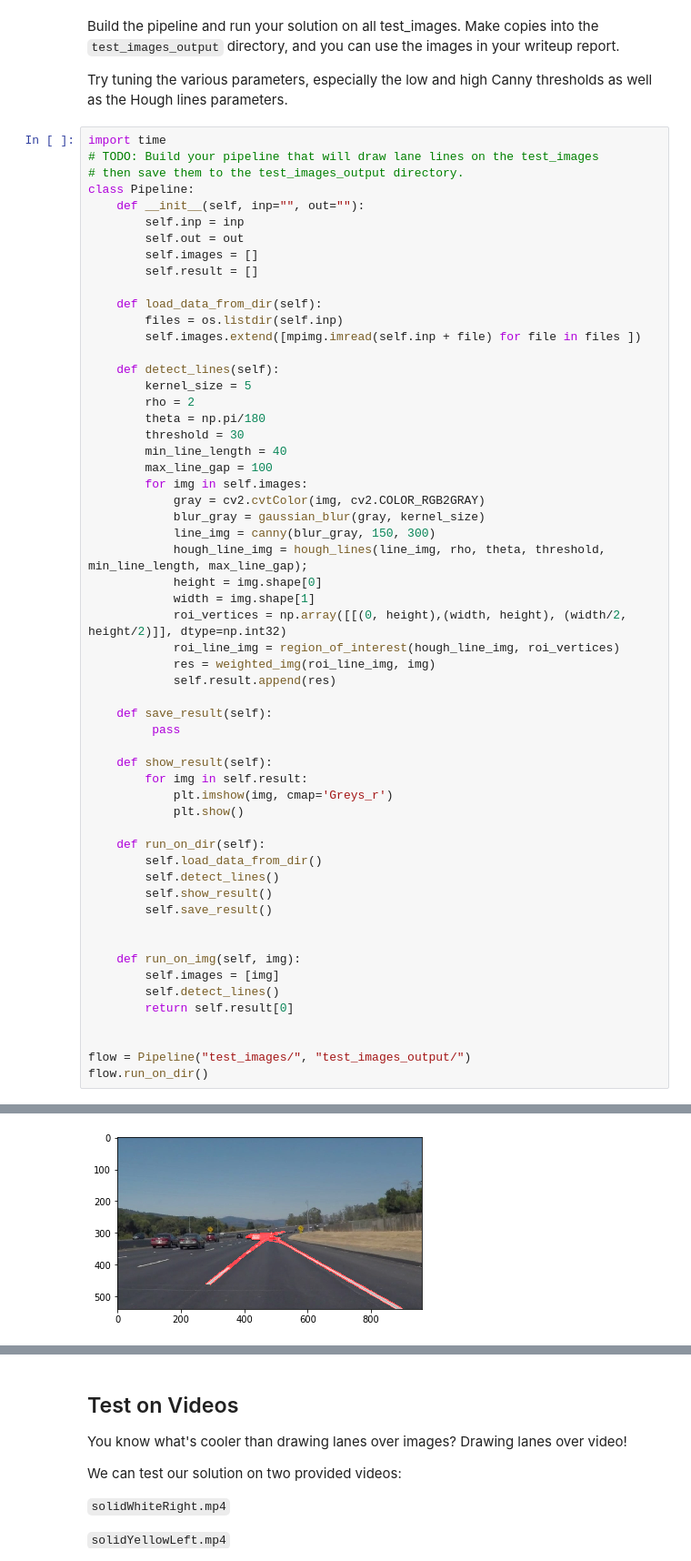
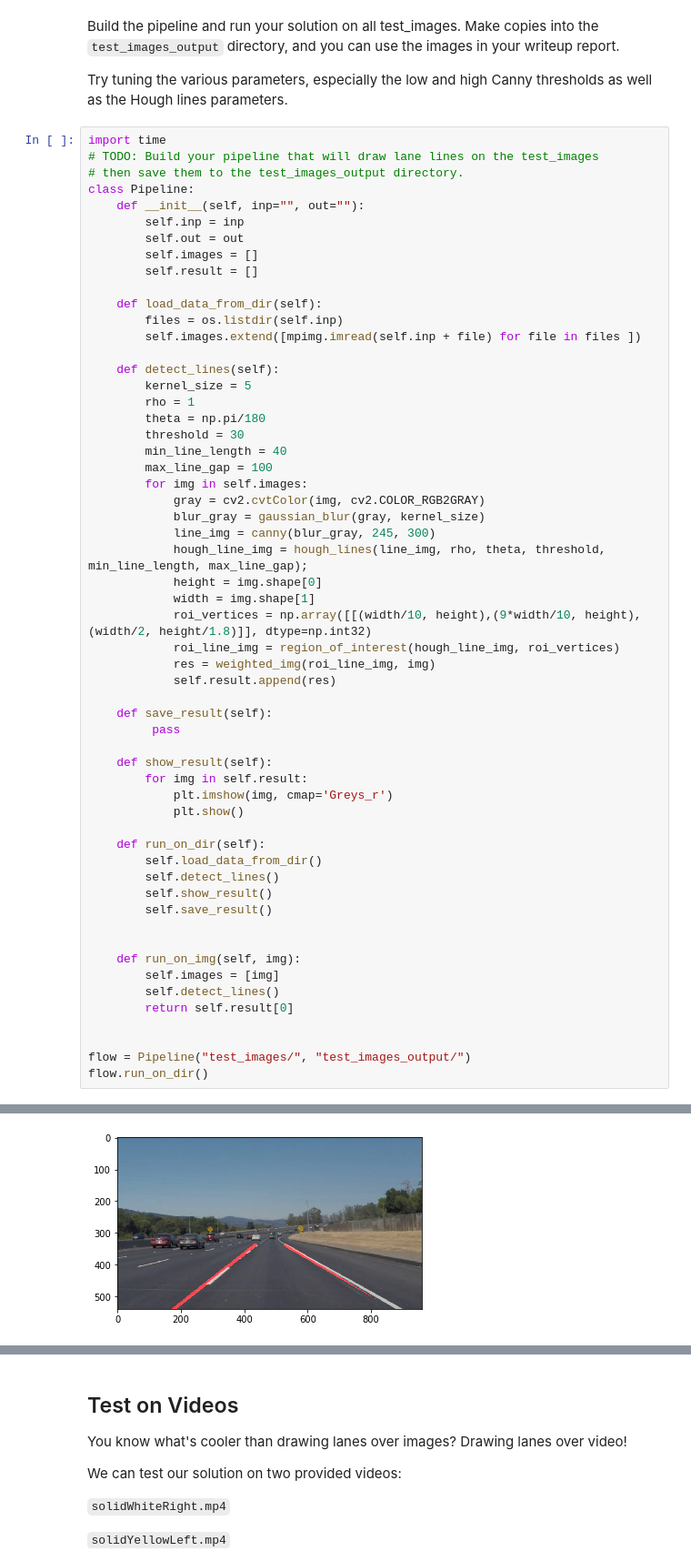
Before and after one commit to bodsul/CarND-LaneLines-P1, a Jupyter notebook: P1.ipynb, the cells around one changed output, grey strips where cells are left out. Shown at 91% size. Cells and saved outputs as stored; diff of their text form.

```diff
--- a/P1.ipynb
+++ b/P1.ipynb
@@ -260,7 +265,7 @@ class Pipeline:
 
     def detect_lines(self):
         kernel_size = 5
-        rho = 2
+        rho = 1
         theta = np.pi/180
         threshold = 30
         min_line_length = 40
@@ -268,11 +273,11 @@ class Pipeline:
         for img in self.images:
             gray = cv2.cvtColor(img, cv2.COLOR_RGB2GRAY)
             blur_gray = gaussian_blur(gray, kernel_size)
-            line_img = canny(blur_gray, 150, 300)
+            line_img = canny(blur_gray, 245, 300)
             hough_line_img = hough_lines(line_img, rho, theta, threshold, min_line_length, max_line_gap);
             height = img.shape[0]
             width = img.shape[1]
-            roi_vertices = np.array([[(0, height),(width, height), (width/2, height/2)]], dtype=np.int32)
+            roi_vertices = np.array([[(width/10, height),(9*width/10, height), (width/2, height/1.8)]], dtype=np.int32)
             roi_line_img = region_of_interest(hough_line_img, roi_vertices)
             res = weighted_img(roi_line_img, img)
             self.result.append(res)
@@ -306 +311 @@ flow.run_on_dir()
-[figure, old version]
+[figure, new version]
```
Also changed, not shown: parts of 6 cells of this notebook, 1 other file.
